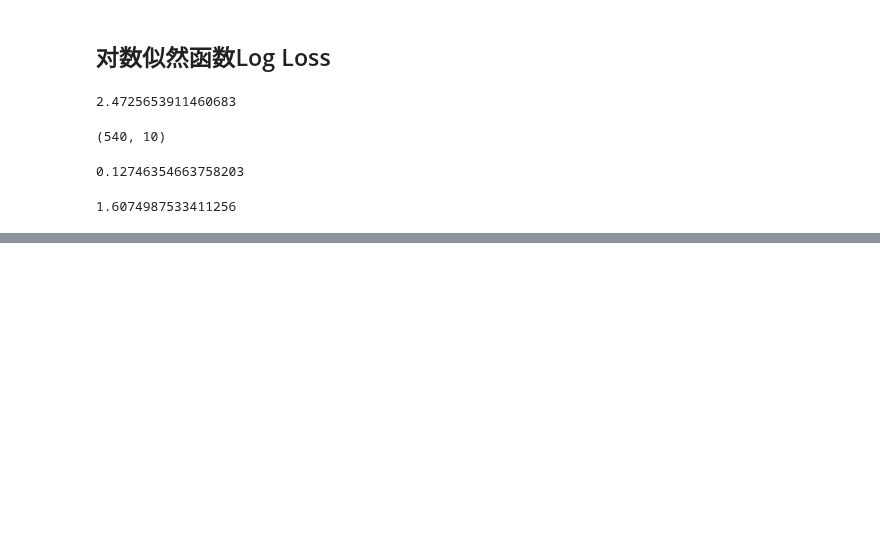
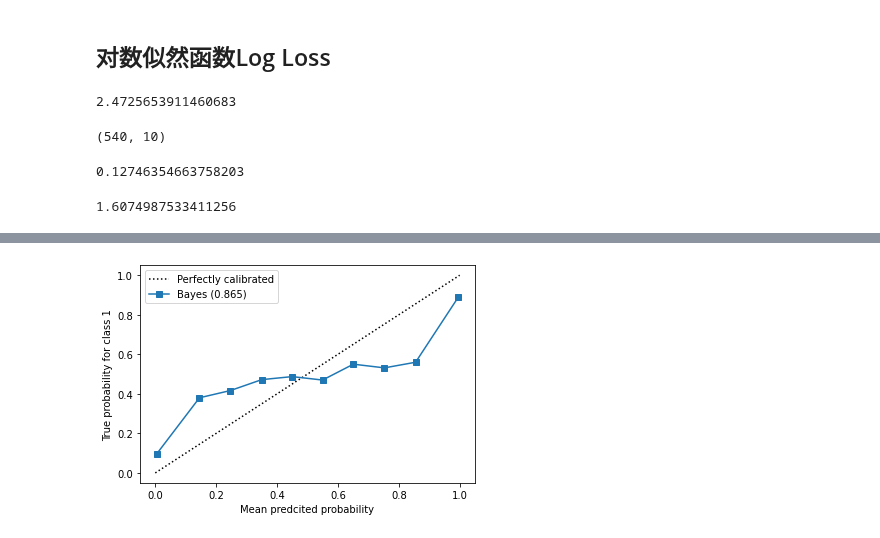
Before and after one commit to JustDoItGit/caicai_sklearn, a Jupyter notebook: 第十章 朴素贝叶斯/概率类模型的评估指标.ipynb, the cells around one changed output, grey strips where cells are left out. Cells and saved outputs as stored; diff of their text form; code cells hidden in the pictures; blank space fills up the shorter version.

```diff
--- a/第十章 朴素贝叶斯/概率类模型的评估指标.ipynb
+++ b/第十章 朴素贝叶斯/概率类模型的评估指标.ipynb
@@ -152,0 +164,6 @@ log_loss(Ytest, svc_prob)
+# %%
+X, y = mc(n_samples=100000, n_features=20  # 总共20个特征
+          , n_classes=2  # 标签为2分类
+          , n_informative=2  # 其中两个代表较多信息
+          , n_redundant=10  # 10个都是冗余特征
+          , random_state=42)
@@ -152,0 +279,12 @@ log_loss(Ytest, svc_prob)
+# %%
+fig = plt.figure()
+ax1 = plt.subplot()
+ax1.plot([0, 1], [0, 1], "k:", label="Perfectly calibrated")
+ax1.plot(predproba, trueproba, "s-", label="%s (%1.3f)" % ("Bayes", clf_score))
+ax1.set_ylabel("True probability for class 1")
+ax1.set_xlabel("Mean predcited probability")
+ax1.set_ylim([-0.05, 1.05])
+ax1.legend()
+plt.show()
+# %% [output]
+[figure, added]
```
Also changed, not shown: parts of 22 cells of this notebook.
